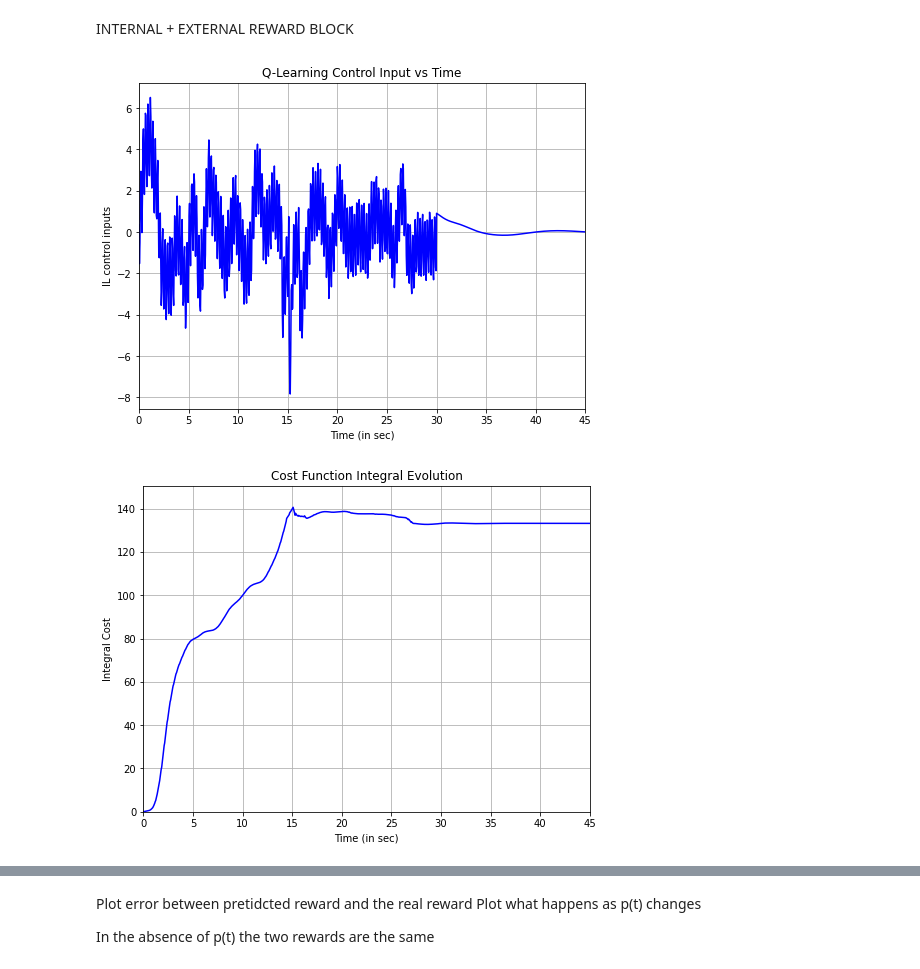
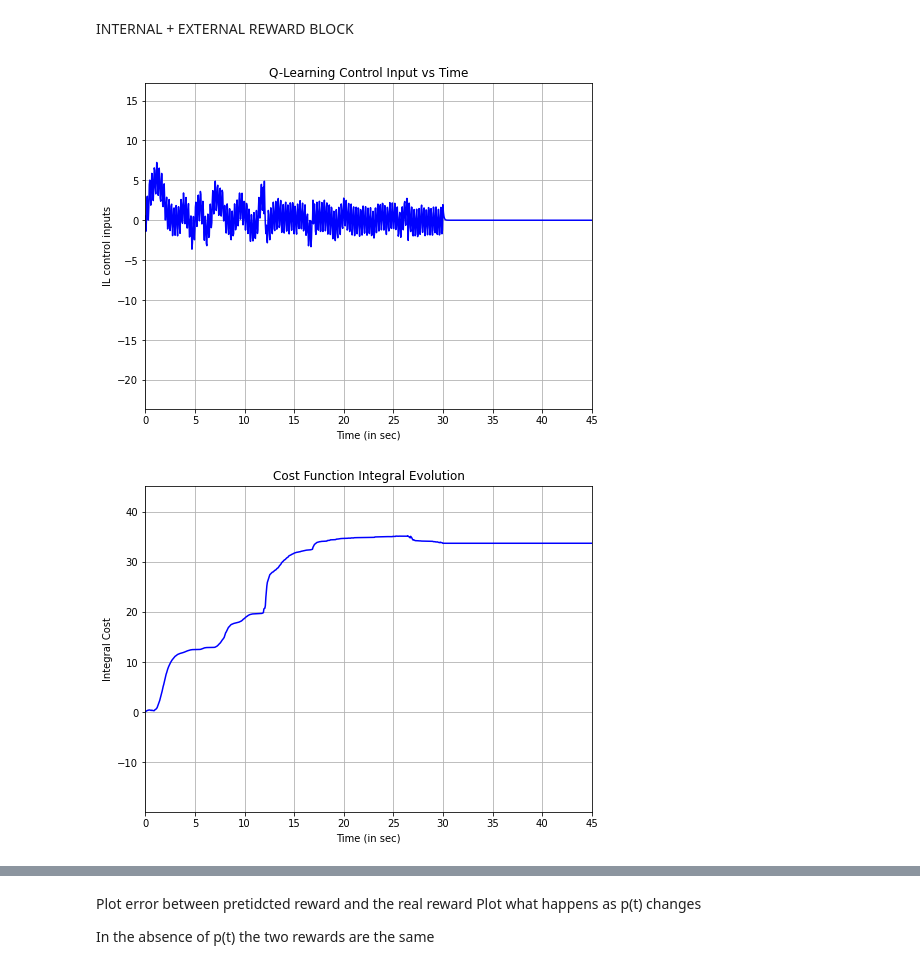
Before and after one commit to pconnelly410/IRL, a Jupyter notebook: IR_with_rxu.ipynb, the cells around one changed output, grey strips where cells are left out. Saved outputs shown, nothing was run; the diff lists cells and outputs as text; code cells hidden in the pictures.

```diff
--- a/IR_with_rxu.ipynb
+++ b/IR_with_rxu.ipynb
@@ -11,8 +11,8 @@ HERE=Path.cwd()
 # %% [markdown]
 INIT SYSTEM BLOCK
 # %%
-# stab = -1 #(stable system)
-stab = 0.001 #(unstable system)
+stab = -1 #(stable system)
+# stab = 0.001 #(unstable system)
 # %%
 # System Initialization
 
@@ -936,26 +834,27 @@ for t in np.arange(hh,100,hh):
 # %%
 # Controller plot
 fig3, ax3 = plt.subplots(figsize=(8, 6))
 ax3.plot(np.arange(0,100,hh), np.array(u_ix_series).reshape(2000), 'b')
 plt.xlim([0, 45])
+plt.ylim([-20 + np.min(np.array(u_ix_series)) ,10+np.max(np.array(u_ix_series))])
 plt.title('Q-Learning Control Input vs Time')
 plt.xlabel('Time (in sec)')
 plt.ylabel('IL control inputs')
 ax3.grid()
 plt.show(fig3)
 
 fig4, ax4 = plt.subplots(figsize=(8, 6))
 ax4.plot(np.arange(0,100,hh), np.array(p_ix_series).reshape(2000), 'b')
 plt.xlim([0, 45])
-plt.ylim([0,10+np.max(np.array(p_ix_series))])
+plt.ylim([-20 + np.min(np.array(p_ix_series)),10+np.max(np.array(p_ix_series))])
 plt.title('Cost Function Integral Evolution')
 plt.xlabel('Time (in sec)')
 plt.ylabel('Integral Cost')
 ax4.grid()
 plt.show(fig4)
 # %% [output]
-[figure, old version]
+[figure, new version]
-[figure, old version]
+[figure, new version]
 # %%
 fig4, ax4 = plt.subplots(figsize=(8, 6))
 ax4.plot(np.arange(0,100,hh), np.array(s_ix_series).reshape(2000), 'b')
```
Also changed, not shown: parts of 14 cells of this notebook.
